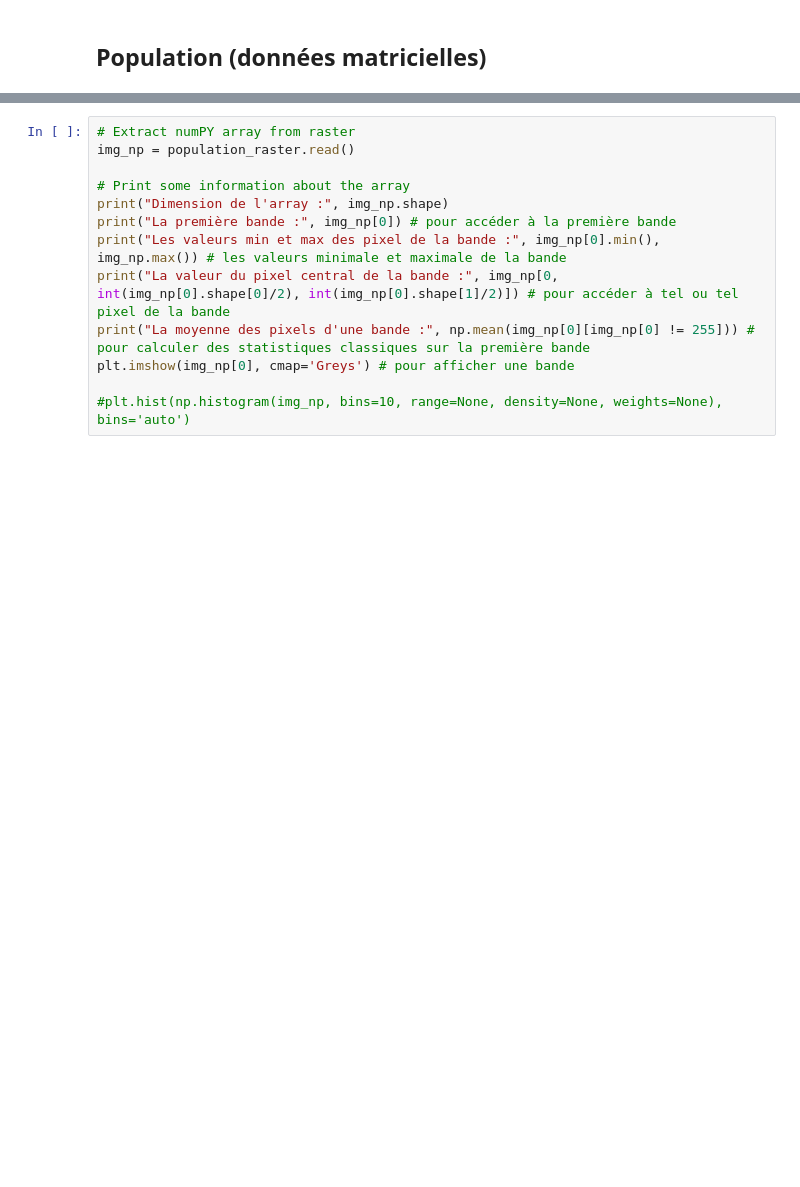
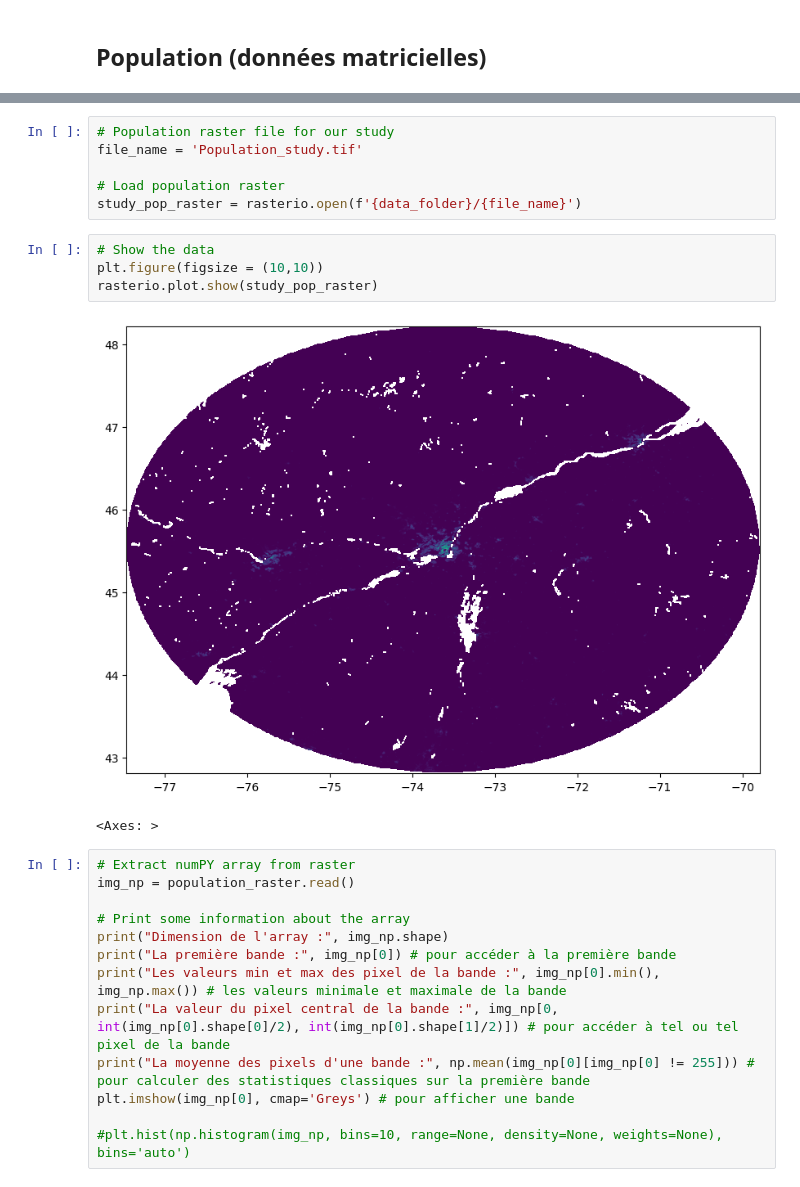
Before and after one commit to BastienBoucherat/geo6149, a Jupyter notebook: geo6149_projet.ipynb, the cells around one changed output, grey strips where cells are left out. Saved outputs shown, nothing was run; the diff lists cells and outputs as text; blank space fills up the shorter version.

Commit message:
Create and save population raster clipped to correspond to the study area only

```diff
--- a/geo6149_projet.ipynb
+++ b/geo6149_projet.ipynb
@@ -383,3 +386,16 @@ NameError: ignored
+# %%
+# Population raster file for our study
+file_name = 'Population_study.tif'
+
+# Load population raster
+study_pop_raster = rasterio.open(f'{data_folder}/{file_name}')
+# %%
+# Show the data
+plt.figure(figsize = (10,10))
+rasterio.plot.show(study_pop_raster)
+# %% [output]
+[figure, added]
+<Axes: >
 # %%
 # Extract numPY array from raster
 img_np = population_raster.read()
```
Also changed, not shown: parts of 13 cells of this notebook.
